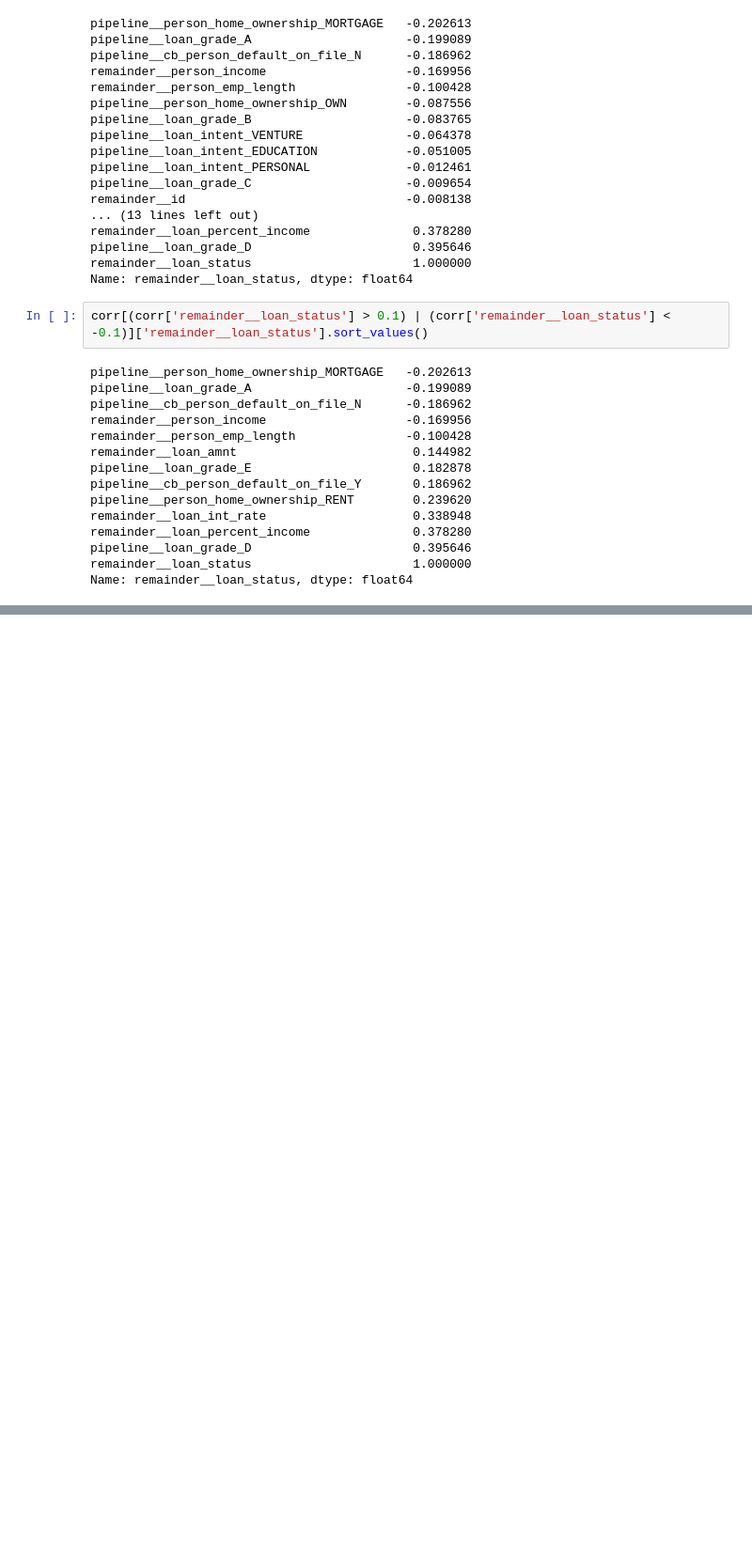
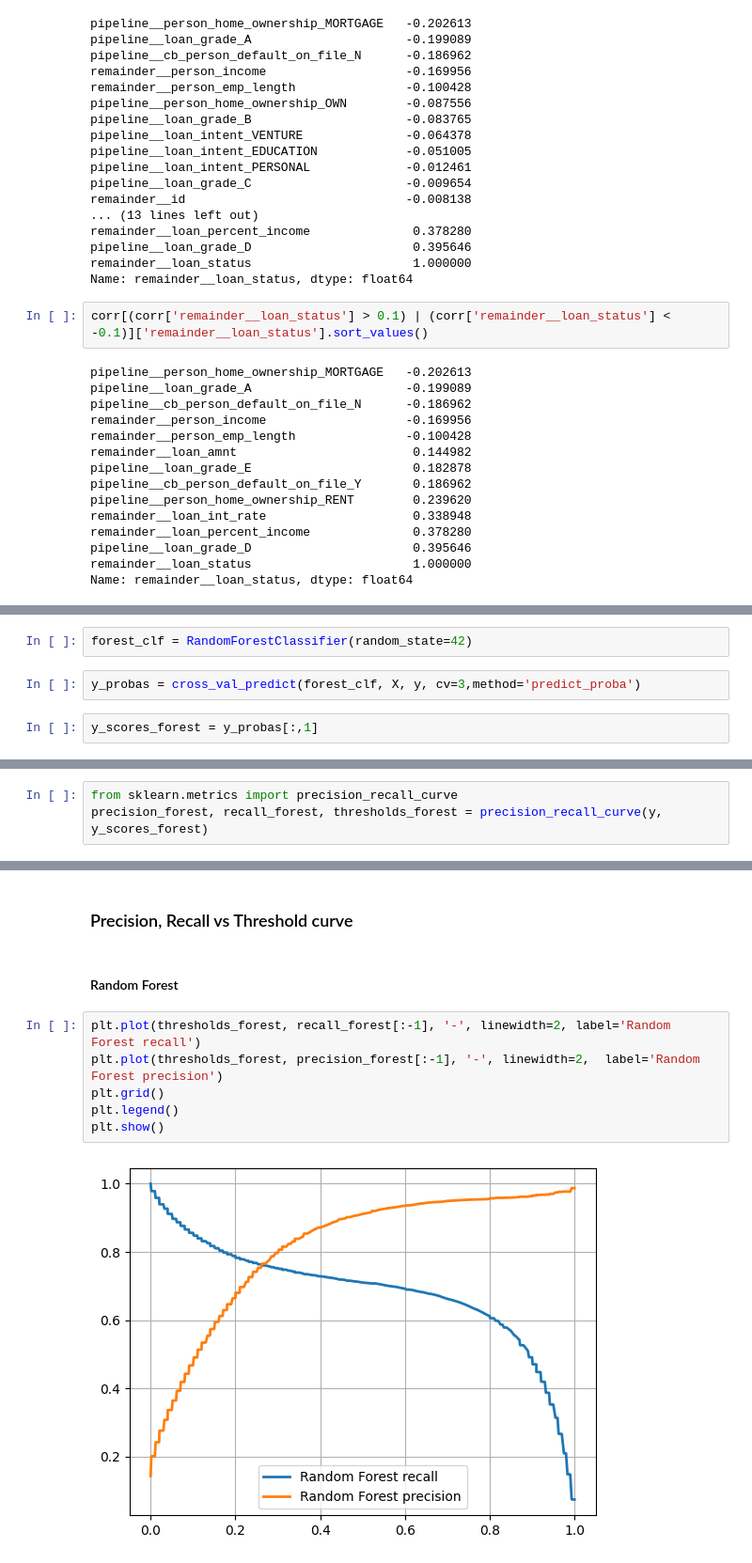
Before and after one commit to abhishekgopalan/Loan-Approval-Prediction-, a Jupyter notebook: notebook/loan-approval-prediction.ipynb, the cells around one changed output, grey strips where cells are left out. Shown at 94% size. Saved outputs shown, nothing was run; the diff lists cells and outputs as text; blank space fills up the shorter version.

```diff
--- a/notebook/loan-approval-prediction.ipynb
+++ b/notebook/loan-approval-prediction.ipynb
@@ -271,0 +232,6 @@ groups = sgkf.split(X,y,groups=X['person_income_cat'])
+# %%
+forest_clf = RandomForestClassifier(random_state=42)
+# %%
+y_probas = cross_val_predict(forest_clf, X, y, cv=3,method='predict_proba')
+# %%
+y_scores_forest = y_probas[:,1]
@@ -271,0 +300,3 @@ groups = sgkf.split(X,y,groups=X['person_income_cat'])
+# %%
+from sklearn.metrics import precision_recall_curve
+precision_forest, recall_forest, thresholds_forest = precision_recall_curve(y, y_scores_forest)
@@ -271,0 +426,12 @@ groups = sgkf.split(X,y,groups=X['person_income_cat'])
+# %% [markdown]
+### Precision, Recall vs Threshold curve
+# %% [markdown]
+#### Random Forest
+# %%
+plt.plot(thresholds_forest, recall_forest[:-1], '-', linewidth=2, label='Random Forest recall')
+plt.plot(thresholds_forest, precision_forest[:-1], '-', linewidth=2,  label='Random Forest precision')
+plt.grid()
+plt.legend()
+plt.show()
+# %% [output]
+[figure, added]
```
Also changed, not shown: parts of 89 cells of this notebook, 1 other file.
